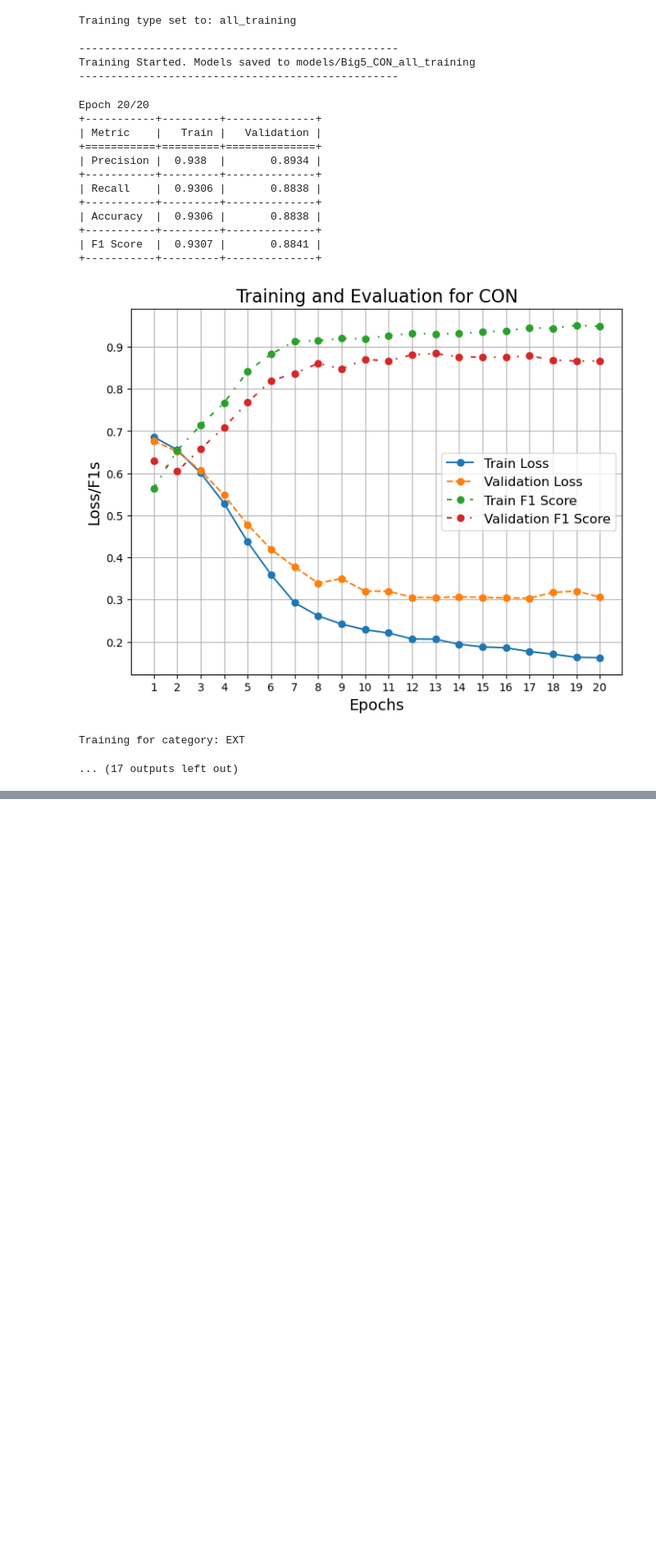
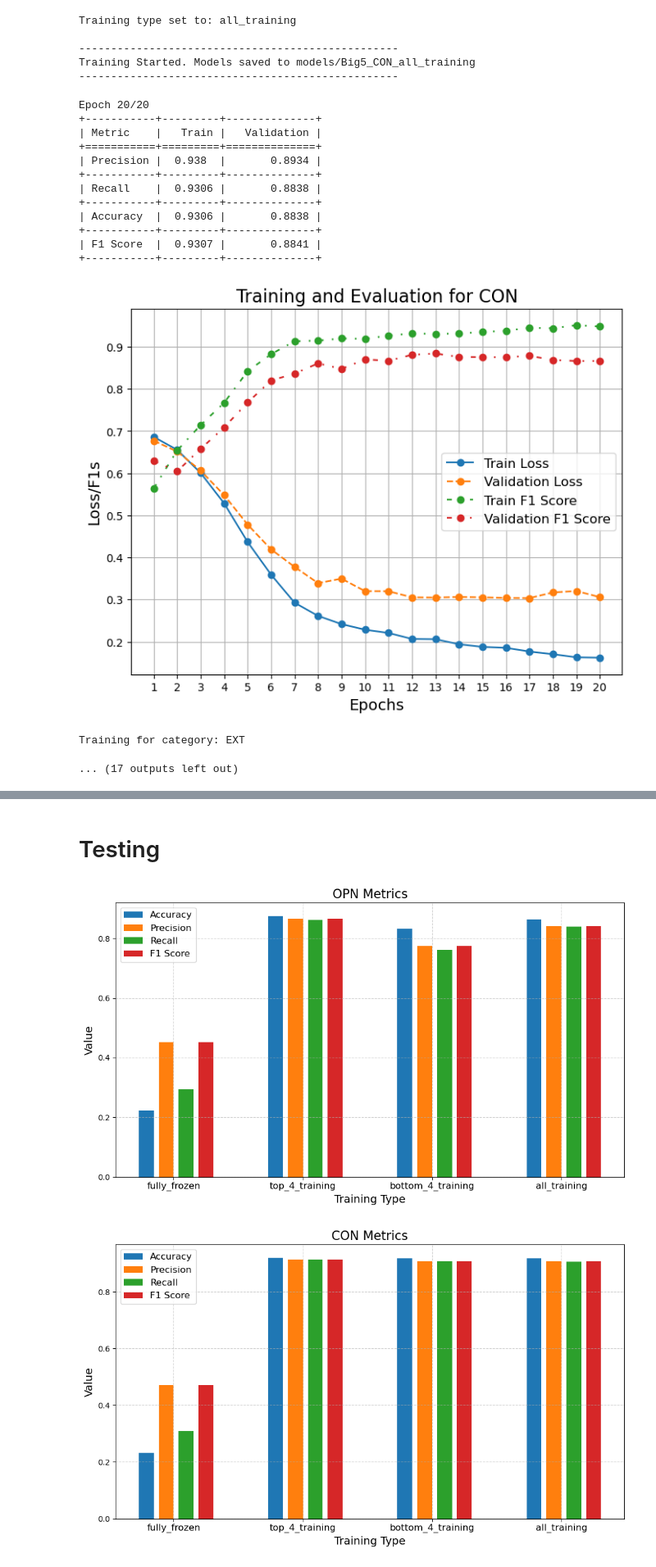
Before and after one commit to kerwin145/conversational-big5, a Jupyter notebook: model.ipynb, the cells around one changed output, grey strips where cells are left out. Shown at 82% size. Drawn from its saved outputs; the diff is of its cells as text; code cells hidden in the pictures; blank space fills up the shorter version.

Commit message:
added testing and interface.py

```diff
--- a/model.ipynb
+++ b/model.ipynb
@@ -56,7 +58,7 @@ def get_dataset_split(data, big5category):
 # %%
 class DatasetLoader(Dataset):
     #cateogry can be "OPN", "CON", "EXT", "AGR", "NEU"
-    def __init__(self, data, big5category, tokenizer):
+    def __init__(self, data, tokenizer, big5category):
         self.data = get_dataset_split(data, big5category)
         self.tokenizer = tokenizer
         self.big5category = big5category
@@ -124,8 +128,8 @@ class Trainer:
         self.big5category = big5category
 
         # Create DataLoaders from datasets
-        self.train_dataset = DatasetLoader(train_data, big5category, self.tokenizer)
-        self.eval_dataset = DatasetLoader(eval_data, big5category, self.tokenizer)
+        self.train_dataset = DatasetLoader(train_data, self.tokenizer, big5category)
+        self.eval_dataset = DatasetLoader(eval_data, self.tokenizer, big5category)
 
         # Send model to device
         self.model.to(self.device)
@@ -487,0 +584,2 @@ for category in big5categories:
+# %% [markdown]
+# Testing
@@ -487,0 +639,58 @@ for category in big5categories:
+# %%
+# Initialize data storage
+big5categories = ["OPN", "CON", "EXT", "AGR", "NEU"]
+training_types = ["fully_frozen", "top_4_training", "bottom_4_training", "all_training"]
+
+metrics_data = {
+    category: {train_type: None for train_type in training_types} for category in big5categories
+}
+
+# Collect data
+for category in big5categories:
+    for train_type in training_types:
+        tester = Tester(
+            big5category=category,
+            save_path=SAVE_PATH + f'_{category}_{train_type}',  # Save path specific to each category
+            device=torch.device("cuda:0" if torch.cuda.is_available() else "cpu"),
+            test_data=test_data,
+            batch_size=BATCH_SIZE,
+        )
+        test_precision, test_recall, test_f1, test_loss = tester.execute()
+        metrics_data[category][train_type] = [test_precision, test_recall, test_f1, test_loss]
+
+# Plot for each category
+metrics = ["Accuracy", "Precision", "Recall", "F1 Score"]
+for category in big5categories:
+    fig, ax = plt.subplots(figsize=(10, 6))
+
+    # Extract metrics for the current category
+    training_metrics = metrics_data[category]
+
+    # Organize data for plotting
+    group_spacing = 0.2  # Space between groups
+    width = 0.15         # Thinner bars
+    bar_spacing = 0.05   # Space between individual bars in a group
+
+    x = np.arange(len(training_types)) * (1 + group_spacing)  # Adjust x positions for group spacing
+    offsets = [-1.5 * width - bar_spacing, -0.5 * width, 0.5 * width + bar_spacing, 1.5 * width + 2 * bar_spacing]
+
+    # Plot each metric
+    for i, metric in enumerate(metrics):
+        values = [training_metrics[train_type][i] for train_type in training_types]
+        ax.bar(x + offsets[i], values, width, label=metric)
+
+    # Customize the plot
+    ax.set_title(f"{category} Metrics", fontsize=16)
+    ax.set_xlabel("Training Type", fontsize=14)
+    ax.set_ylabel("Value", fontsize=14)
+    ax.set_xticks(x)  # Adjusted to new group spacing
+    ax.set_xticklabels(training_types, fontsize=12)
+    ax.legend(fontsize=12)
+    ax.grid(True, linestyle='--', alpha=0.6)
+
+    # Show the plot
+    plt.tight_layout()
+    plt.show()
+# %% [output]
+[figure, added]
+[figure, added]
```
Also changed, not shown: parts of 7 cells of this notebook, 21 other files.
